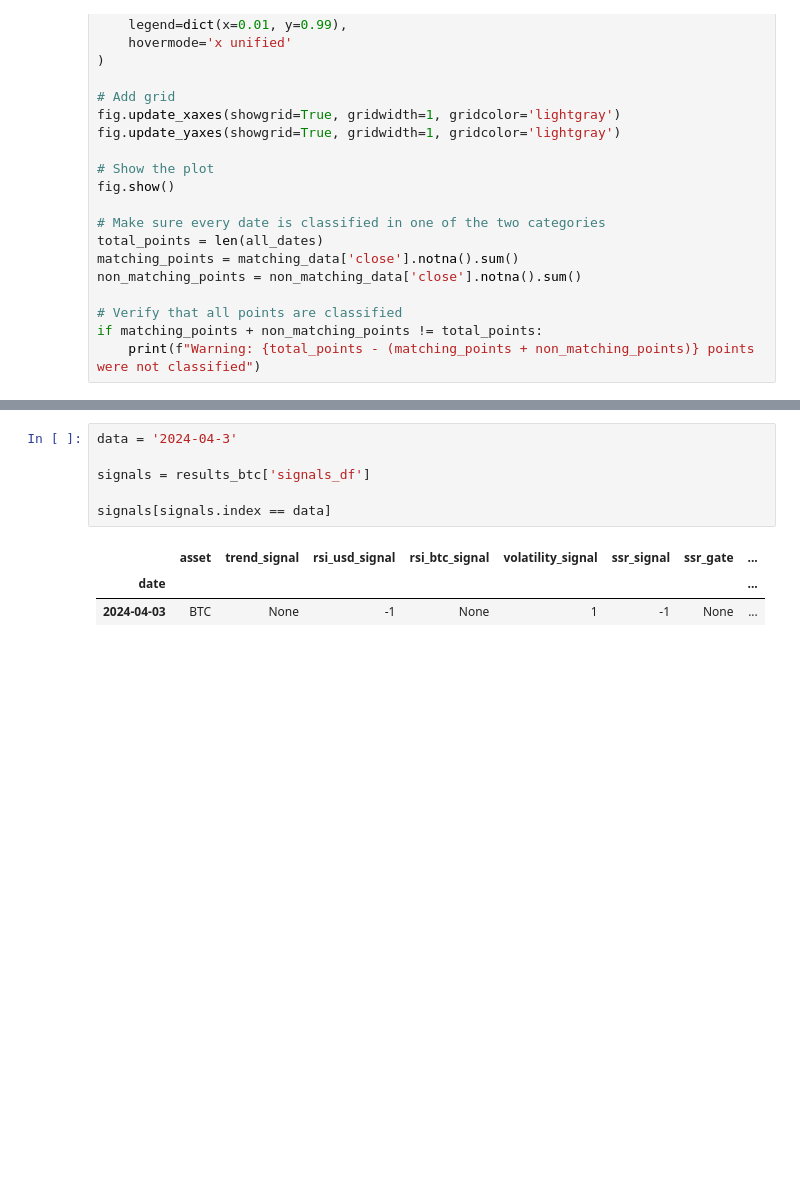
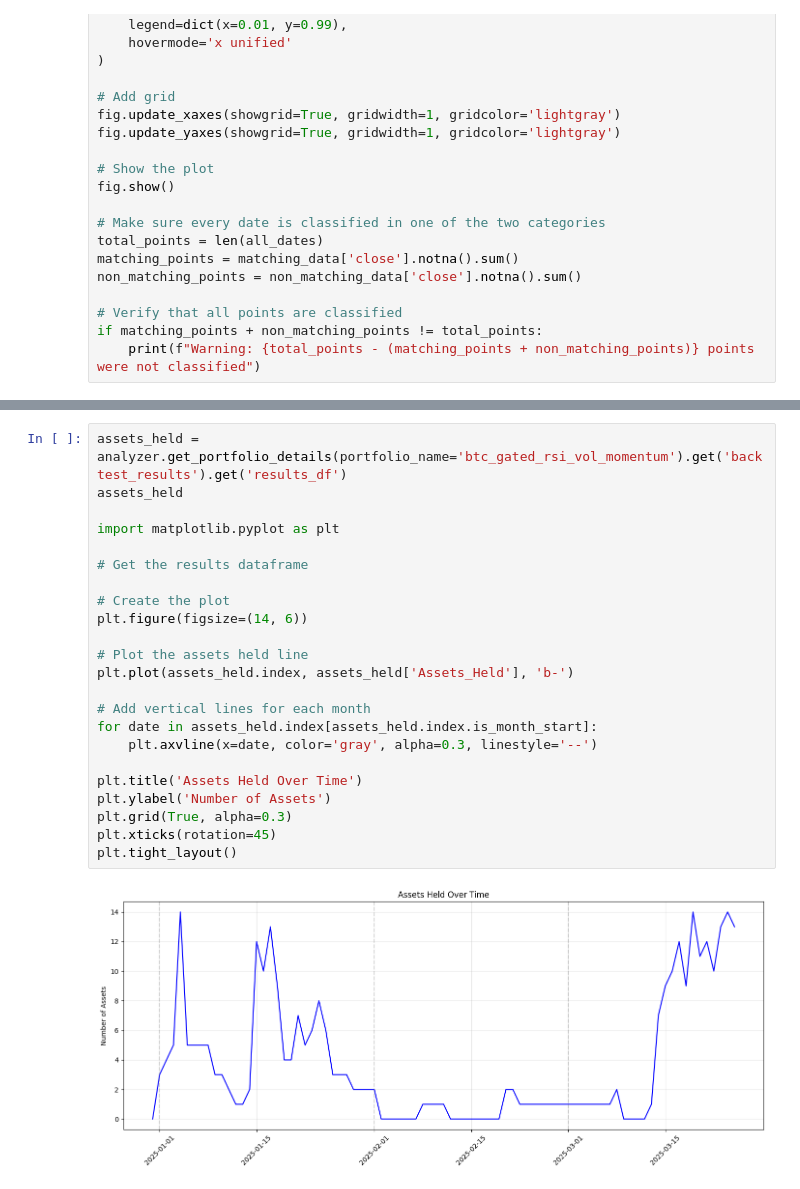
Before and after one commit to GabriellaAM/missioncontrolproject, a Jupyter notebook: ALT_MODEL_III.ipynb, the cells around one changed output, grey strips where cells are left out. Saved outputs shown, nothing was run; the diff lists cells and outputs as text; blank space fills up the shorter version.

Commit message:
Improved signal logic in test notebook alt_model 3.

```diff
--- a/ALT_MODEL_III.ipynb
+++ b/ALT_MODEL_III.ipynb
@@ -314,10 +309,25 @@ Sortino Ratio: 1.91
-# %%
-data = '2024-04-3'
-
-signals = results_btc['signals_df']
-
-signals[signals.index == data]
-# %% [output]
-|  | asset | trend_signal | rsi_usd_signal | rsi_btc_signal | volatility_signal | ssr_signal | ssr_gate | ... |
-| date |  |  |  |  |  |  |  | ... |
-| 2024-04-03 | BTC | None | -1 | None | 1 | -1 | None | ... |
+# %%
+assets_held = analyzer.get_portfolio_details(portfolio_name='btc_gated_rsi_vol_momentum').get('backtest_results').get('results_df')
+assets_held
+
+import matplotlib.pyplot as plt
+
+# Get the results dataframe
+
+# Create the plot
+plt.figure(figsize=(14, 6))
+
+# Plot the assets held line
+plt.plot(assets_held.index, assets_held['Assets_Held'], 'b-')
+
+# Add vertical lines for each month
+for date in assets_held.index[assets_held.index.is_month_start]:
+    plt.axvline(x=date, color='gray', alpha=0.3, linestyle='--')
+
+plt.title('Assets Held Over Time')
+plt.ylabel('Number of Assets')
+plt.grid(True, alpha=0.3)
+plt.xticks(rotation=45)
+plt.tight_layout()
+# %% [output]
+[figure, added]
```
Also changed, not shown: parts of 11 cells of this notebook, 6 other files.
